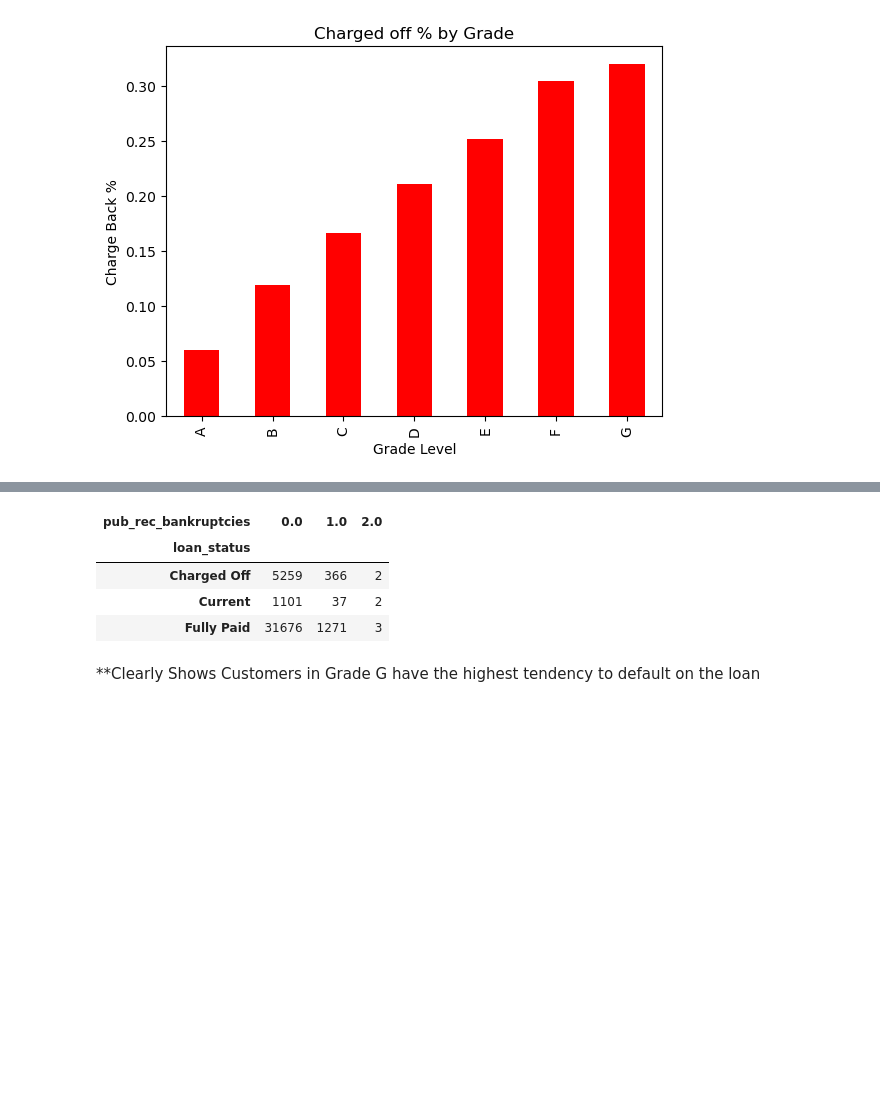
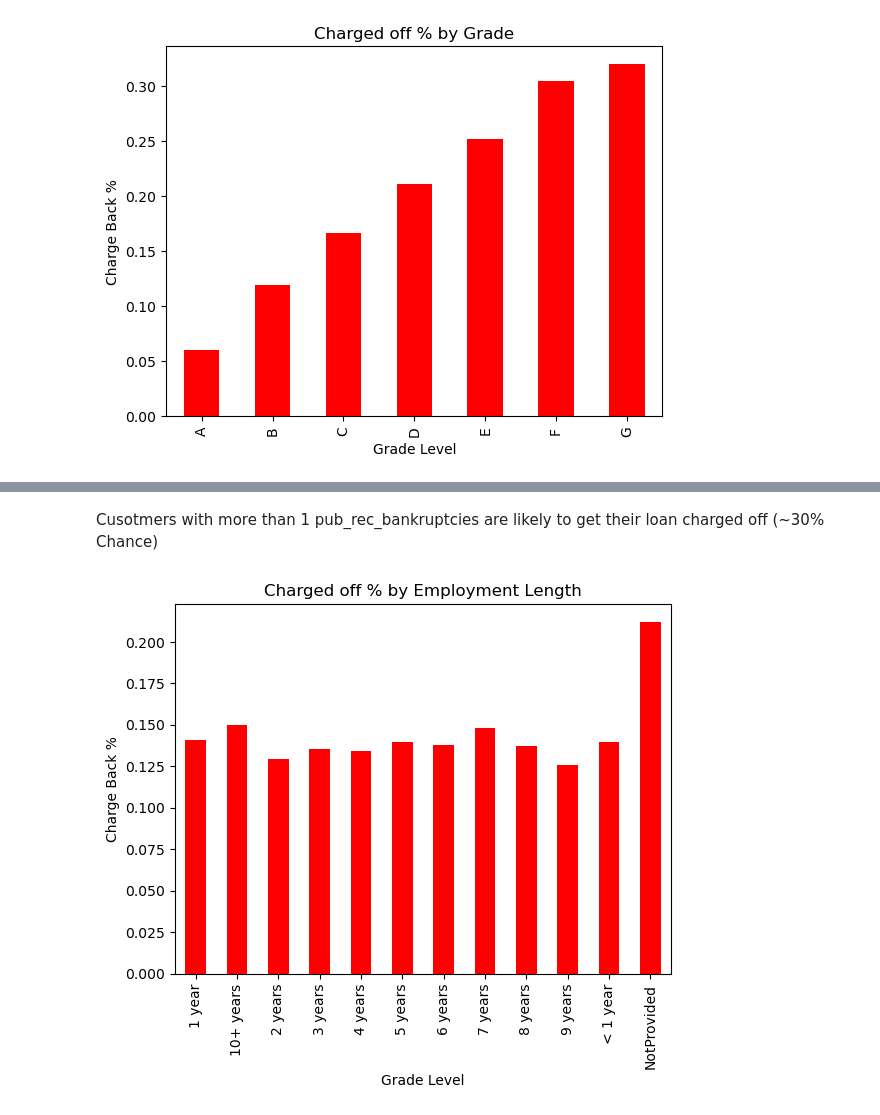
Before and after one commit to Mathur79/LendingClubCaseStudy, a Jupyter notebook: LendingClubCaseStudy.ipynb, the cells around one changed output, grey strips where cells are left out. Saved outputs shown, nothing was run; the diff lists cells and outputs as text; code cells hidden in the pictures; blank space fills up the shorter version.

```diff
--- a/LendingClubCaseStudy.ipynb
+++ b/LendingClubCaseStudy.ipynb
@@ -482,10 +530,0 @@ plt.show()
-# %%
-pubrecbankruptcies = pd.pivot_table(data=df,index='loan_status',columns='pub_rec_bankruptcies',aggfunc='count',values='loan_amnt',fill_value=0)
-
-pubrecbankruptcies
-# %% [output]
-| pub_rec_bankruptcies | 0.0 | 1.0 | 2.0 |
-| loan_status |  |  |  |
-| Charged Off | 5259 | 366 | 2 |
-| Current | 1101 | 37 | 2 |
-| Fully Paid | 31676 | 1271 | 3 |
@@ -539,2 +530,0 @@ df["emp_length"].value_counts()
-# %% [markdown]
-**Clearly Shows Customers in Grade G have the highest tendency to default on the loan
@@ -544,0 +531,17 @@ df["emp_length"].value_counts()
+# %% [markdown]
+Cusotmers with more than 1 pub_rec_bankruptcies are likely to get their loan charged off (~30% Chance)
+# %%
+emp_length = pd.pivot_table(data=df,index='loan_status',columns='emp_length',aggfunc='count',values='loan_amnt',fill_value=0)
+
+for column in emp_length:
+    emp_length[column] = emp_length[column].astype(float)
+
+emp_length.loc['Charged Off'] = emp_length.loc['Charged Off'] / (emp_length.loc['Charged Off'] + emp_length.loc['Current'] + emp_length.loc['Fully Paid'])
+
+emp_length.loc['Charged Off'].plot.bar(color='red')
+plt.title("Charged off % by Employment Length")
+plt.xlabel("Grade Level")
+plt.ylabel("Charge Back %")
+plt.show()
+# %% [output]
+[figure, added]
```
Also changed, not shown: parts of 32 cells of this notebook.
